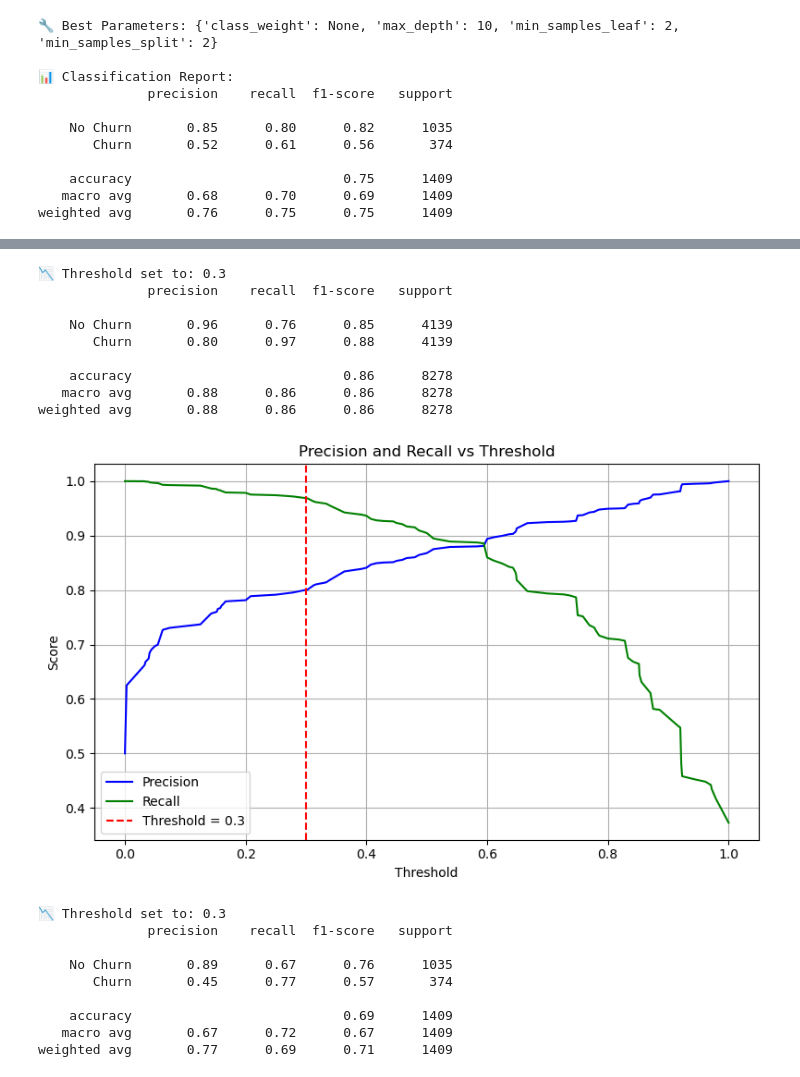
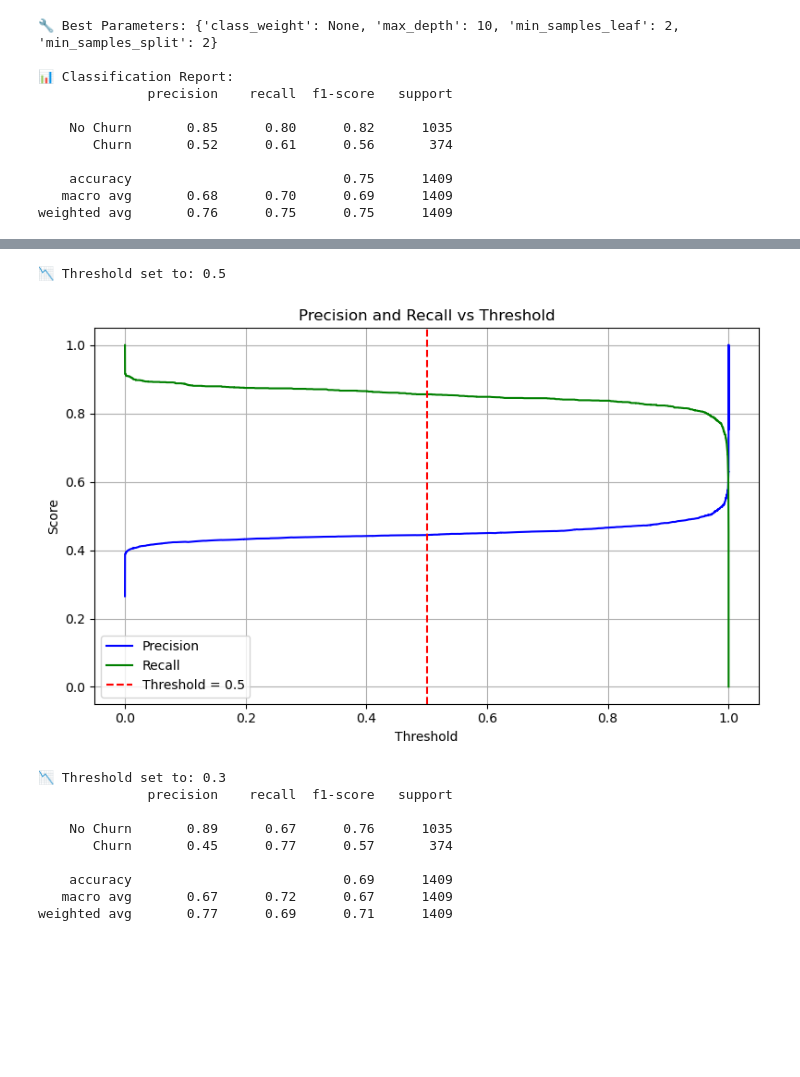
Before and after one commit to TajborBerry/career-next-step, a Jupyter notebook: customer_churn_prediction/notebooks/03_modeling.ipynb, the cells around one changed output, grey strips where cells are left out. Drawn from its saved outputs; the diff is of its cells as text; code cells hidden in the pictures; blank space fills up the shorter version.

```diff
--- a/customer_churn_prediction/notebooks/03_modeling.ipynb
+++ b/customer_churn_prediction/notebooks/03_modeling.ipynb
@@ -44,3 +47,16 @@ X_train, X_test, y_train, y_test = train_test_split(X, y, test_size=0.2, stratif
+# %%
+def precision_recall_curve_draw(precisions = precisions, recalls = recalls, thresholds = thresholds, threshold = threshold):
+    plt.figure(figsize=(8, 5))
+    plt.plot(thresholds, precisions[:-1], label='Precision', color='blue')
+    plt.plot(thresholds, recalls[:-1], label='Recall', color='green')
+    plt.axvline(x=threshold, color='red', linestyle='--', label=f'Threshold = {threshold}')
+    plt.xlabel("Threshold")
+    plt.ylabel("Score")
+    plt.title("Precision and Recall vs Threshold")
+    plt.legend()
+    plt.grid(True)
+    plt.tight_layout()
+    plt.show()
 # %% [markdown]
 ## 2a. Basic Model Training (Logistic Regression)
 # %% [markdown]
@@ -389,37 +361,19 @@ weighted avg       0.88      0.88      0.88      8278
 # %%
+y_probs_sm = best_tree_sm.predict_proba(X_train_sm)[:, 1]
 # 2. Set custom threshold
-threshold = 0.3
+threshold = 0.5
 y_pred_thresh_sm = (y_probs_sm >= threshold).astype(int)
 
 # 3. Evaluate performance
 print(f"📉 Threshold set to: {threshold}")
-print(classification_report(y_train_sm, y_pred_thresh_sm, target_names=["No Churn", "Churn"]))
 
 # 4. (Optional) Plot Precision-Recall vs. Threshold curve
 precisions, recalls, thresholds = precision_recall_curve(y_train_sm, y_probs_sm)
 
-plt.figure(figsize=(8, 5))
-plt.plot(thresholds, precisions[:-1], label='Precision', color='blue')
-plt.plot(thresholds, recalls[:-1], label='Recall', color='green')
-plt.axvline(x=threshold, color='red', linestyle='--', label=f'Threshold = {threshold}')
-plt.xlabel("Threshold")
-plt.ylabel("Score")
-plt.title("Precision and Recall vs Threshold")
-plt.legend()
-plt.grid(True)
-plt.tight_layout()
-plt.show()
+precision_recall_curve_draw()
 # %% [output]
-📉 Threshold set to: 0.3
-              precision    recall  f1-score   support
-
-    No Churn       0.96      0.76      0.85      4139
-       Churn       0.80      0.97      0.88      4139
-
-    accuracy                           0.86      8278
-   macro avg       0.88      0.86      0.86      8278
-weighted avg       0.88      0.86      0.86      8278
+📉 Threshold set to: 0.5
-[figure, old version]
+[figure, new version]
 # %%
 # 3. Predict on original test set
 y_probs_sm = best_tree_sm.predict_proba(X_test)[:, 1]
```
Also changed, not shown: parts of 9 cells of this notebook.
